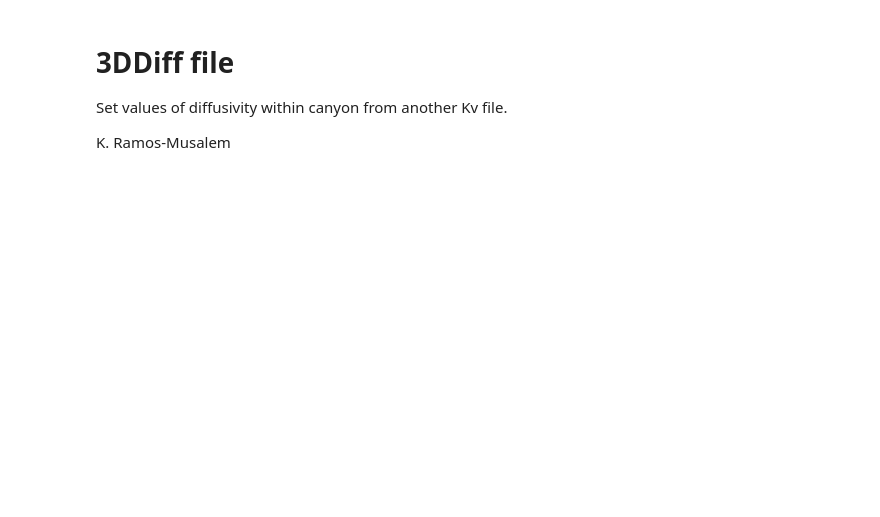
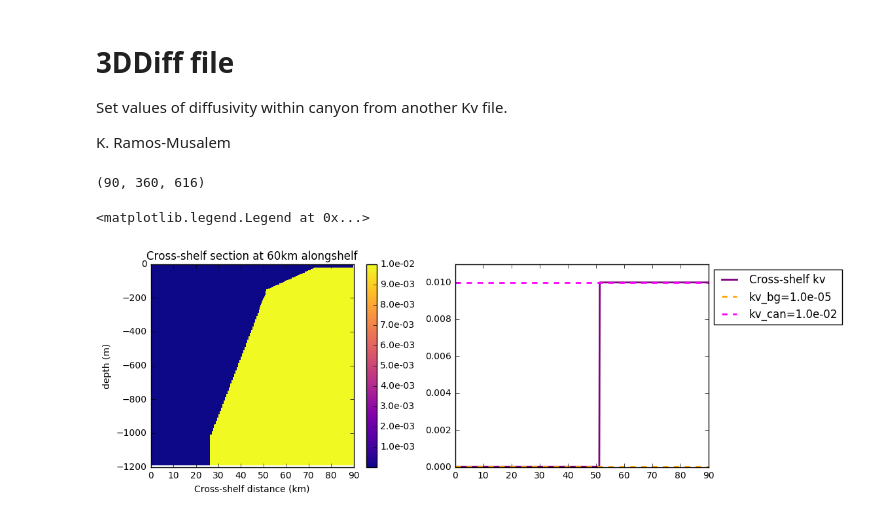
Before and after one commit to UBC-MOAD/buildcanyon, a Jupyter notebook: Stratification/GenerateDiffKrFile.ipynb, the cells around one changed output. Cells and saved outputs as stored; diff of their text form; code cells hidden in the pictures; blank space fills up the shorter version.

```diff
--- a/Stratification/GenerateDiffKrFile.ipynb
+++ b/Stratification/GenerateDiffKrFile.ipynb
@@ -27,14 +29,35 @@ nz = 90
 # %%
 ## Get grid variables
-filename='/ocean/kramosmu/MITgcm/TracerExperiments/CNTDIFF/run42/gridGlob.nc'
+filename='/data/kramosmu/results/TracerExperiments/CNTDIFF_n/run42/gridGlob.nc'
 GridOut = Dataset(filename)
 
-#for dimobj in GridOut.variables.values():
-#    print dimobj
+hFacC = rout.getField(filename,'HFacC') #(90,616,360)
 
-hFacC = rout.getField(filename,'HFacC') #(90,360,360)
-hFacCmasked = np.ma.masked_values(hFacC, 0)
-rA = rout.getField(filename,'rA')
+Y = GridOut.variables['Y']
+RC = GridOut.variables['RC']
+X = GridOut.variables['X']
 
-drF= GridOut.variables['drF']
-MASKhFacC = np.ma.getmask(hFacCmasked)
+diff_array = np.where(hFacC > 0, kv_bg, kv_can)
+
+np.shape(diff_array)
+# %% [output]
+(90, 360, 616)
+# %%
+# Check diffusivity
+fig,[ax1,ax2] = plt.subplots(1,2,figsize=(11,4))
+
+pcol=ax1.pcolor(Y[:]/1000,RC[:],diff_array[:,:,180],cmap='plasma')
+plt.colorbar(pcol, ax=ax1, format='%1.1e')
+
+ax1.set_ylabel('depth (m)')
+ax1.set_xlabel('Cross-shelf distance (km)')
+ax1.set_title('Cross-shelf section at 60km alongshelf')
+
+ax2.plot(Y[:]/1000,diff_array[30,:,180],color='purple', linewidth=2, label='Cross-shelf kv')
+ax2.axhline(kv_bg,linestyle='--',color='orange', linewidth=2, label='kv_bg=%1.1e' %kv_bg)
+ax2.axhline(kv_can,linestyle='--',color='magenta', linewidth=2, label='kv_can=%1.1e' %kv_can)
+ax2.set_ylim(0,kv_can+(kv_can*0.1))
+ax2.legend(loc=0, bbox_to_anchor=(1,1))
+# %% [output]
+<matplotlib.legend.Legend at 0x...>
+[figure, added]
```
Also changed, not shown: parts of 7 cells of this notebook, 4 other files.
